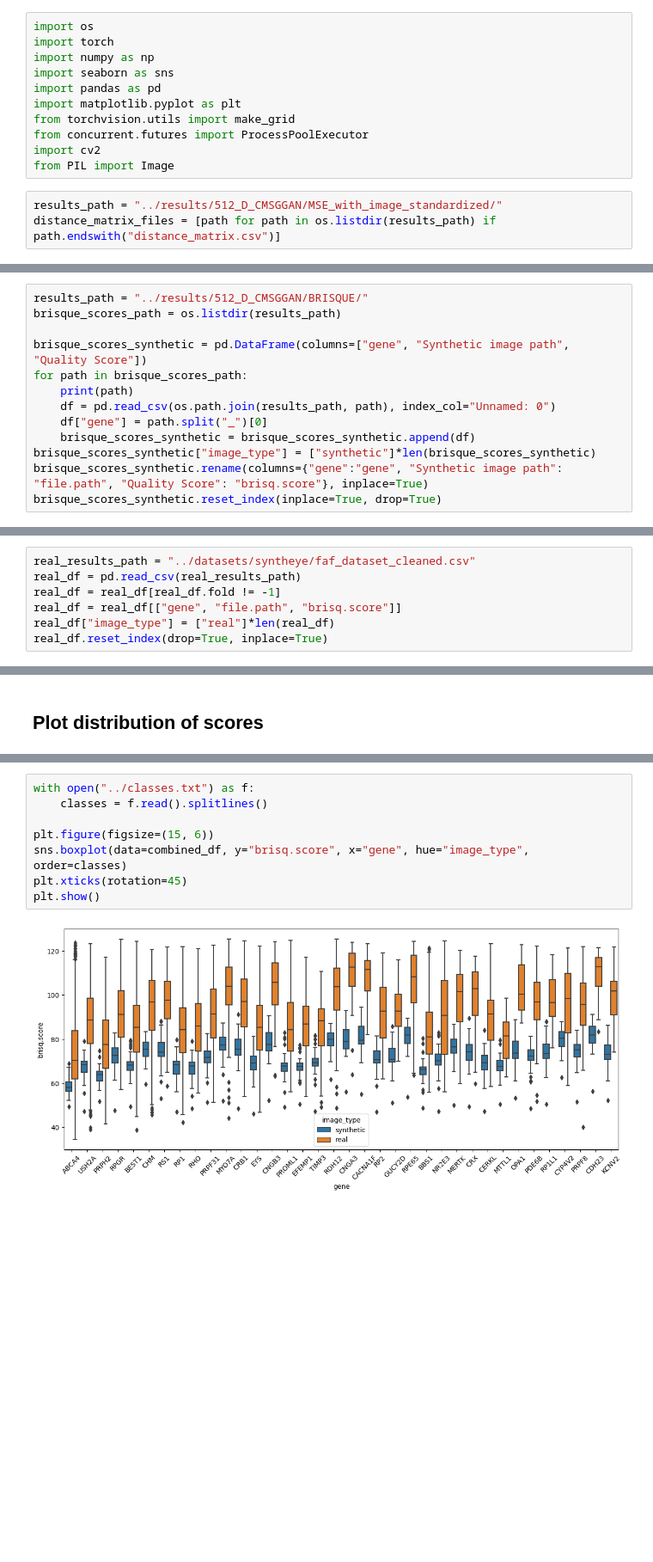
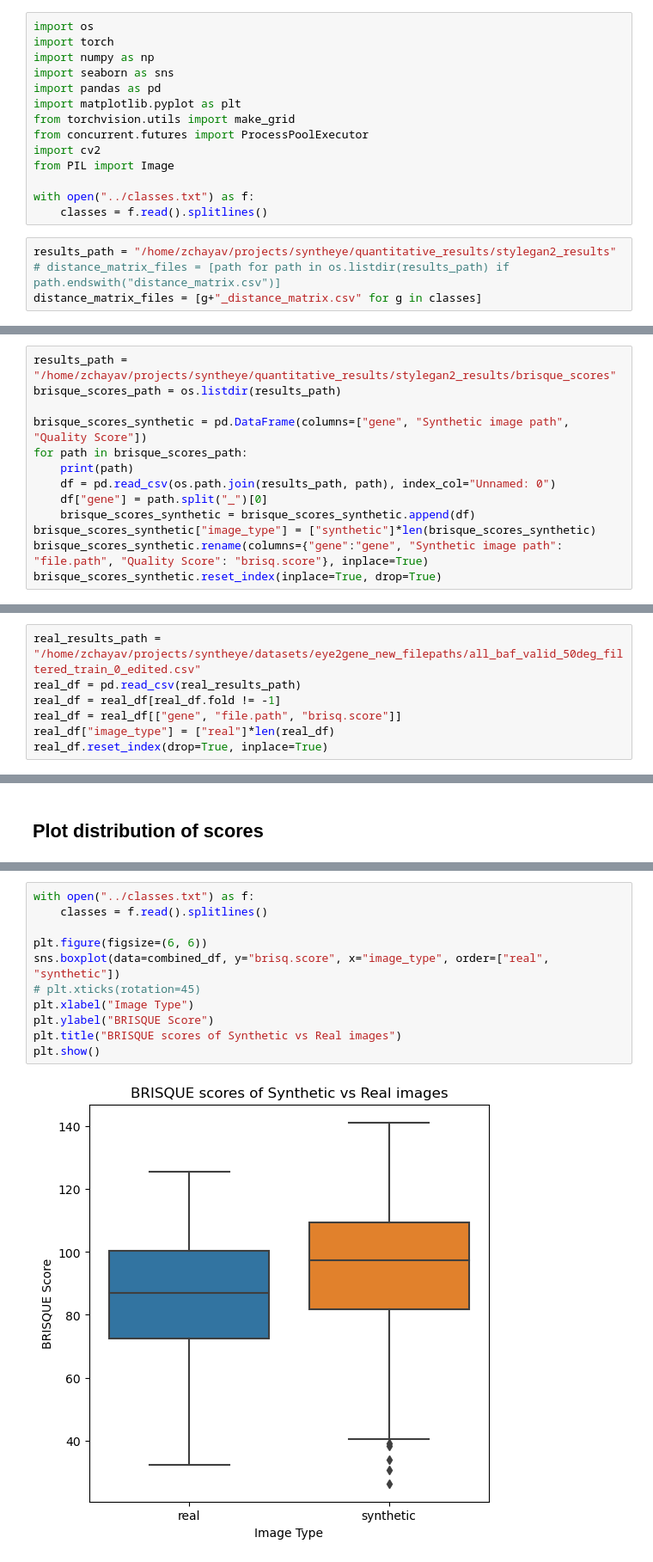
Before and after one commit to pontikos-lab/syntheye, a Jupyter notebook: notebooks/results_compilation.ipynb, the cells around one changed output, grey strips where cells are left out. Shown at 86% size. Saved outputs shown, nothing was run; the diff lists cells and outputs as text; blank space fills up the shorter version.

```diff
--- a/notebooks/results_compilation.ipynb
+++ b/notebooks/results_compilation.ipynb
@@ -9,9 +9,13 @@ from torchvision.utils import make_grid
 from concurrent.futures import ProcessPoolExecutor
 import cv2
 from PIL import Image
+
+with open("../classes.txt") as f:
+    classes = f.read().splitlines()
 # %%
-results_path = "../results/512_D_CMSGGAN/MSE_with_image_standardized/"
-distance_matrix_files = [path for path in os.listdir(results_path) if path.endswith("distance_matrix.csv")]
+results_path = "/home/zchayav/projects/syntheye/quantitative_results/stylegan2_results"
+# distance_matrix_files = [path for path in os.listdir(results_path) if path.endswith("distance_matrix.csv")]
+distance_matrix_files = [g+"_distance_matrix.csv" for g in classes]
 # %% [markdown]
 ## Similarity Scores
 # %%
@@ -29,7 +56,7 @@ plt.show()
 # %% [markdown]
 ## Quality Evaluation
 # %%
-results_path = "../results/512_D_CMSGGAN/BRISQUE/"
+results_path = "/home/zchayav/projects/syntheye/quantitative_results/stylegan2_results/brisque_scores"
 brisque_scores_path = os.listdir(results_path)
 
 brisque_scores_synthetic = pd.DataFrame(columns=["gene", "Synthetic image path", "Quality Score"])
@@ -78,5 +105,5 @@ brisque_scores_synthetic
 # %%
-real_results_path = "../datasets/syntheye/faf_dataset_cleaned.csv"
+real_results_path = "/home/zchayav/projects/syntheye/datasets/eye2gene_new_filepaths/all_baf_valid_50deg_filtered_train_0_edited.csv"
 real_df = pd.read_csv(real_results_path)
 real_df = real_df[real_df.fold != -1]
 real_df = real_df[["gene", "file.path", "brisq.score"]]
@@ -133,10 +160,13 @@ combined_df
 # %%
 with open("../classes.txt") as f:
     classes = f.read().splitlines()
 
-plt.figure(figsize=(15, 6))
-sns.boxplot(data=combined_df, y="brisq.score", x="gene", hue="image_type", order=classes)
-plt.xticks(rotation=45)
+plt.figure(figsize=(6, 6))
+sns.boxplot(data=combined_df, y="brisq.score", x="image_type", order=["real", "synthetic"])
+# plt.xticks(rotation=45)
+plt.xlabel("Image Type")
+plt.ylabel("BRISQUE Score")
+plt.title("BRISQUE scores of Synthetic vs Real images")
 plt.show()
 # %% [output]
-[figure, old version]
+[figure, new version]
```
Also changed, not shown: parts of 7 cells of this notebook, 6 other files.
